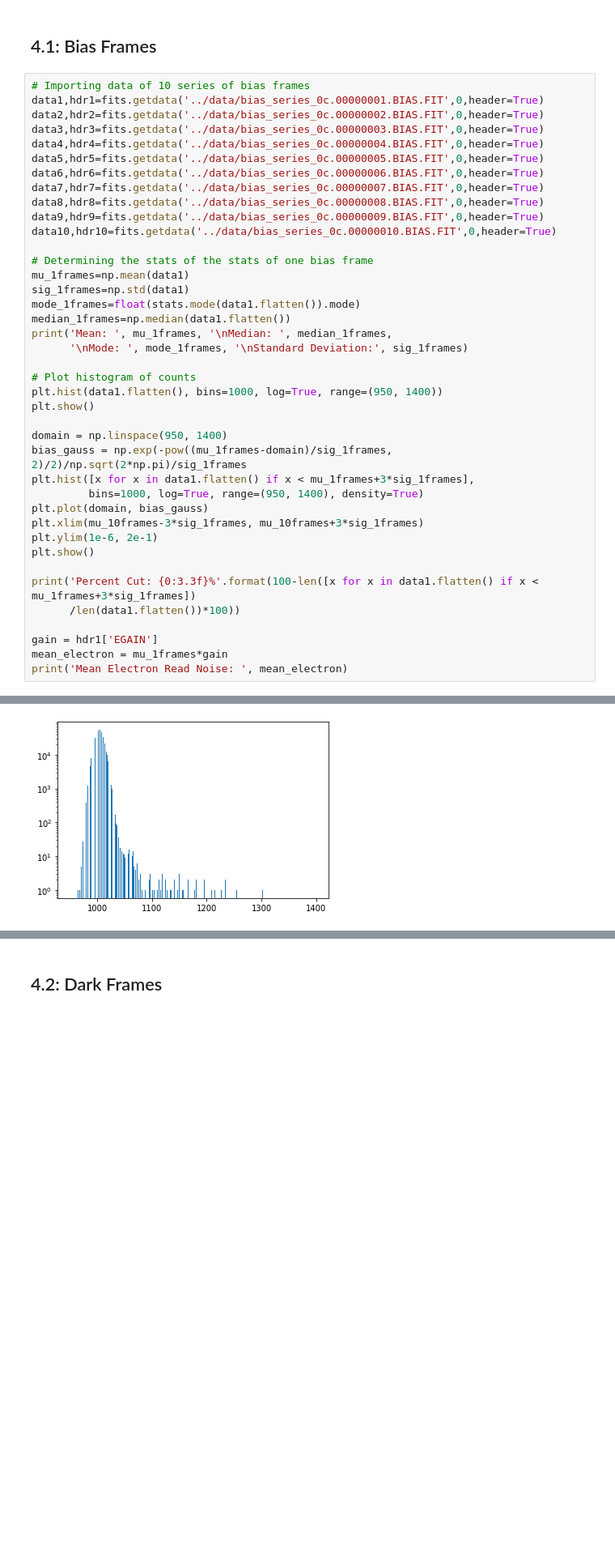
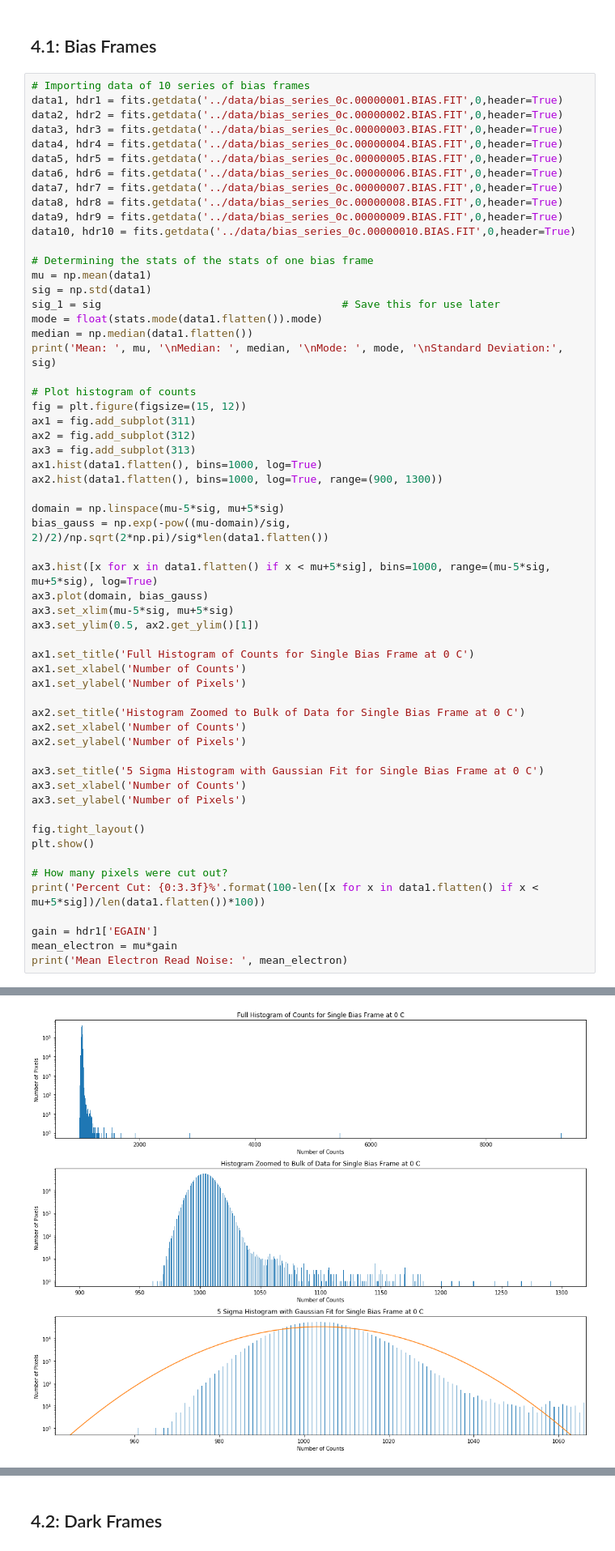
Before and after one commit to NMiklave/ast443-nyc, a Jupyter notebook: lab0/jupyter/lab0_analysis.ipynb, the cells around one changed output, grey strips where cells are left out. Shown at 81% size. Cells and saved outputs as stored; diff of their text form; blank space fills up the shorter version.

```diff
--- a/lab0/jupyter/lab0_analysis.ipynb
+++ b/lab0/jupyter/lab0_analysis.ipynb
@@ -12,47 +12,65 @@ import random as rand
 ## 4.1: Bias Frames
 # %%
 # Importing data of 10 series of bias frames
-data1,hdr1=fits.getdata('../data/bias_series_0c.00000001.BIAS.FIT',0,header=True)
-data2,hdr2=fits.getdata('../data/bias_series_0c.00000002.BIAS.FIT',0,header=True)
-data3,hdr3=fits.getdata('../data/bias_series_0c.00000003.BIAS.FIT',0,header=True)
-data4,hdr4=fits.getdata('../data/bias_series_0c.00000004.BIAS.FIT',0,header=True)
-data5,hdr5=fits.getdata('../data/bias_series_0c.00000005.BIAS.FIT',0,header=True)
-data6,hdr6=fits.getdata('../data/bias_series_0c.00000006.BIAS.FIT',0,header=True)
-data7,hdr7=fits.getdata('../data/bias_series_0c.00000007.BIAS.FIT',0,header=True)
-data8,hdr8=fits.getdata('../data/bias_series_0c.00000008.BIAS.FIT',0,header=True)
-data9,hdr9=fits.getdata('../data/bias_series_0c.00000009.BIAS.FIT',0,header=True)
-data10,hdr10=fits.getdata('../data/bias_series_0c.00000010.BIAS.FIT',0,header=True)
+data1, hdr1 = fits.getdata('../data/bias_series_0c.00000001.BIAS.FIT',0,header=True)
+data2, hdr2 = fits.getdata('../data/bias_series_0c.00000002.BIAS.FIT',0,header=True)
+data3, hdr3 = fits.getdata('../data/bias_series_0c.00000003.BIAS.FIT',0,header=True)
+data4, hdr4 = fits.getdata('../data/bias_series_0c.00000004.BIAS.FIT',0,header=True)
+data5, hdr5 = fits.getdata('../data/bias_series_0c.00000005.BIAS.FIT',0,header=True)
+data6, hdr6 = fits.getdata('../data/bias_series_0c.00000006.BIAS.FIT',0,header=True)
+data7, hdr7 = fits.getdata('../data/bias_series_0c.00000007.BIAS.FIT',0,header=True)
+data8, hdr8 = fits.getdata('../data/bias_series_0c.00000008.BIAS.FIT',0,header=True)
+data9, hdr9 = fits.getdata('../data/bias_series_0c.00000009.BIAS.FIT',0,header=True)
+data10, hdr10 = fits.getdata('../data/bias_series_0c.00000010.BIAS.FIT',0,header=True)
 
 # Determining the stats of the stats of one bias frame
-mu_1frames=np.mean(data1)
-sig_1frames=np.std(data1)
-mode_1frames=float(stats.mode(data1.flatten()).mode)
-median_1frames=np.median(data1.flatten())
-print('Mean: ', mu_1frames, '\nMedian: ', median_1frames,
-      '\nMode: ', mode_1frames, '\nStandard Deviation:', sig_1frames)
+mu = np.mean(data1)
+sig = np.std(data1)
+sig_1 = sig                                      # Save this for use later
+mode = float(stats.mode(data1.flatten()).mode)
+median = np.median(data1.flatten())
+print('Mean: ', mu, '\nMedian: ', median, '\nMode: ', mode, '\nStandard Deviation:', sig)
 
 # Plot histogram of counts
-plt.hist(data1.flatten(), bins=1000, log=True, range=(950, 1400))
+fig = plt.figure(figsize=(15, 12))
+ax1 = fig.add_subplot(311)
+ax2 = fig.add_subplot(312)
+ax3 = fig.add_subplot(313)
+ax1.hist(data1.flatten(), bins=1000, log=True)
+ax2.hist(data1.flatten(), bins=1000, log=True, range=(900, 1300))
+
+domain = np.linspace(mu-5*sig, mu+5*sig)
+bias_gauss = np.exp(-pow((mu-domain)/sig, 2)/2)/np.sqrt(2*np.pi)/sig*len(data1.flatten())
+
+ax3.hist([x for x in data1.flatten() if x < mu+5*sig], bins=1000, range=(mu-5*sig, mu+5*sig), log=True)
+ax3.plot(domain, bias_gauss)
+ax3.set_xlim(mu-5*sig, mu+5*sig)
+ax3.set_ylim(0.5, ax2.get_ylim()[1])
+
+ax1.set_title('Full Histogram of Counts for Single Bias Frame at 0 C')
+ax1.set_xlabel('Number of Counts')
+ax1.set_ylabel('Number of Pixels')
+
+ax2.set_title('Histogram Zoomed to Bulk of Data for Single Bias Frame at 0 C')
+ax2.set_xlabel('Number of Counts')
+ax2.set_ylabel('Number of Pixels')
+
+ax3.set_title('5 Sigma Histogram with Gaussian Fit for Single Bias Frame at 0 C')
+ax3.set_xlabel('Number of Counts')
+ax3.set_ylabel('Number of Pixels')
+
+fig.tight_layout()
 plt.show()
 
-domain = np.linspace(950, 1400)
-bias_gauss = np.exp(-pow((mu_1frames-domain)/sig_1frames, 2)/2)/np.sqrt(2*np.pi)/sig_1frames
-plt.hist([x for x in data1.flatten() if x < mu_1frames+3*sig_1frames],
-         bins=1000, log=True, range=(950, 1400), density=True)
-plt.plot(domain, bias_gauss)
-plt.xlim(mu_10frames-3*sig_1frames, mu_10frames+3*sig_1frames)
-plt.ylim(1e-6, 2e-1)
-plt.show()
-
-print('Percent Cut: {0:3.3f}%'.format(100-len([x for x in data1.flatten() if x < mu_1frames+3*sig_1frames])
-      /len(data1.flatten())*100))
+# How many pixels were cut out?
+print('Percent Cut: {0:3.3f}%'.format(100-len([x for x in data1.flatten() if x < mu+5*sig])/len(data1.flatten())*100))
 
 gain = hdr1['EGAIN']
-mean_electron = mu_1frames*gain
+mean_electron = mu*gain
 print('Mean Electron Read Noise: ', mean_electron)
 # %% [output]
 Mean:  1003.8926982879639
 Median:  1004.0
 Mode:  1003.0
 Standard Deviation: 12.503950831904326
-[figure, old version]
+[figure, new version]
```
Also changed, not shown: parts of 10 cells of this notebook.
